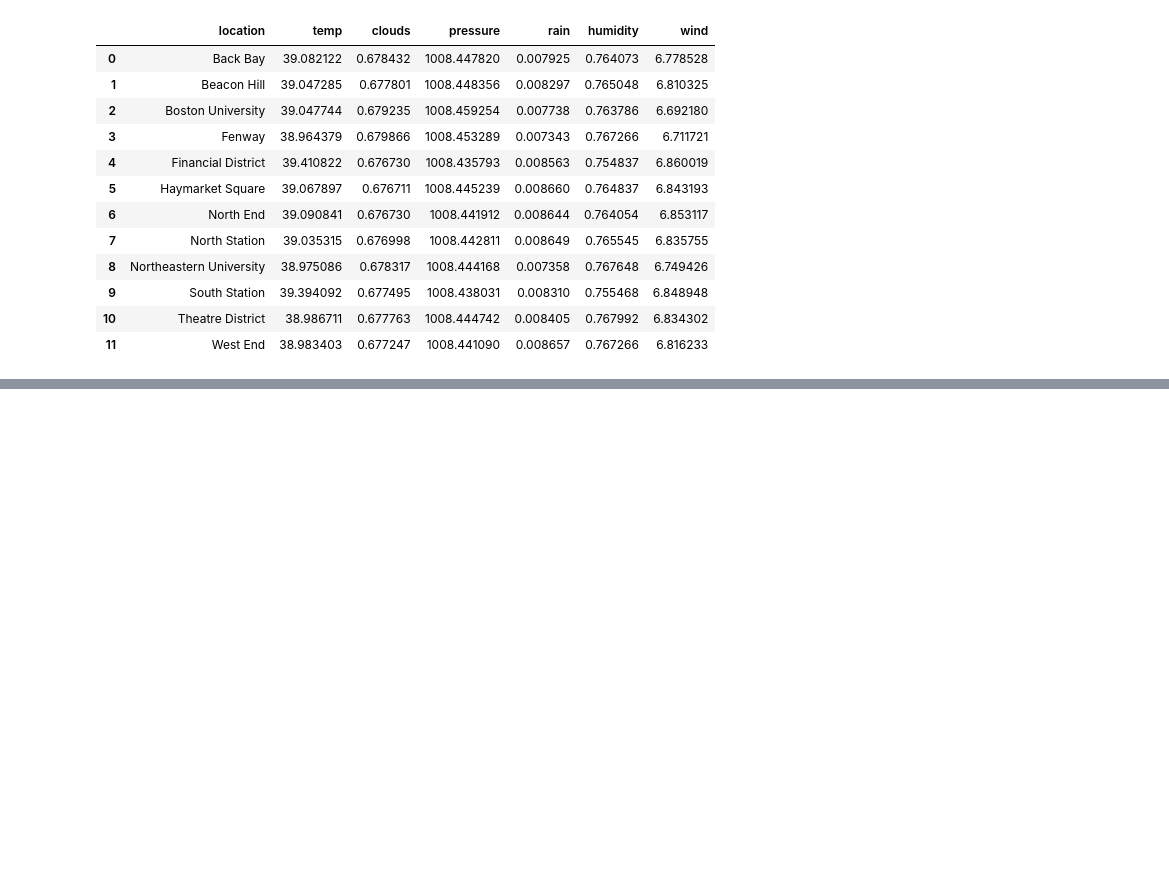
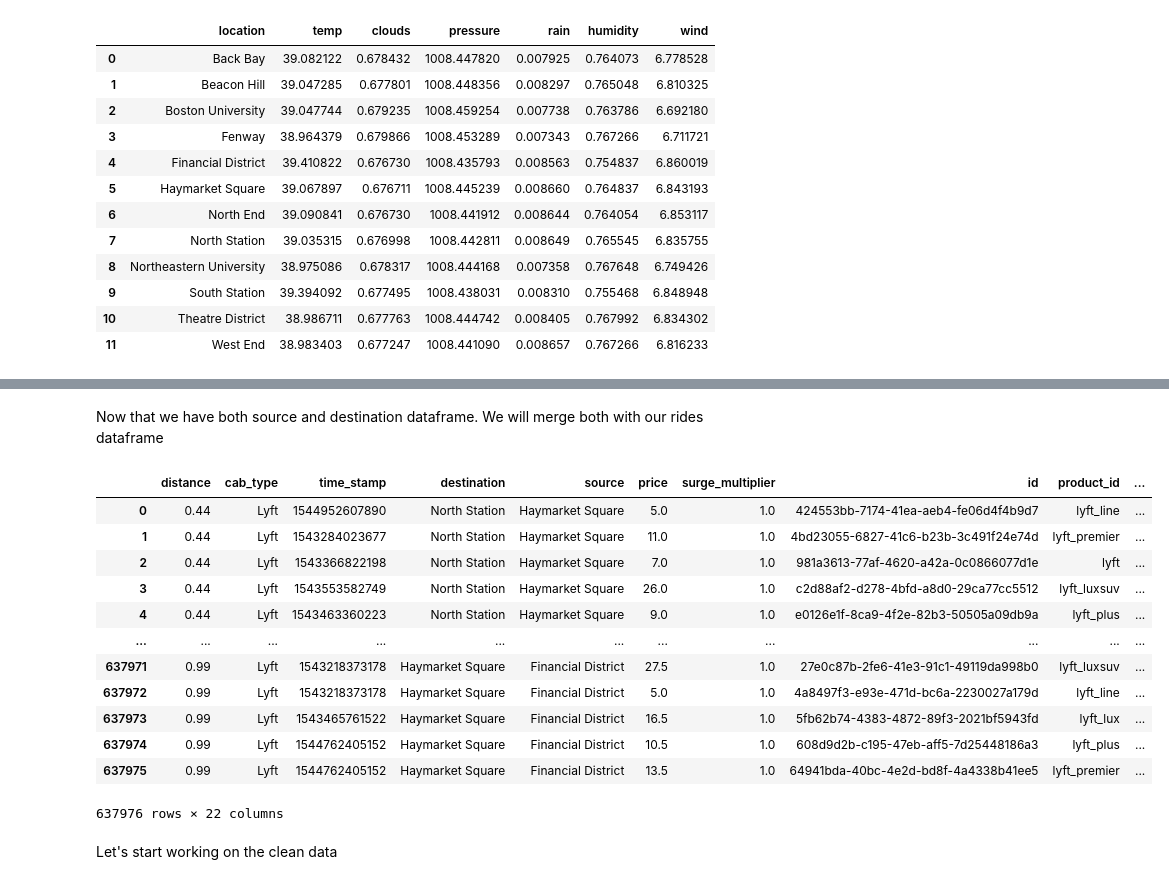
Before and after one commit to SampadaPandit/MachineLearning-UberCabPricePrediction, a Jupyter notebook: UberCabPricePrediction.ipynb, the cells around one changed output, grey strips where cells are left out. Drawn from its saved outputs; the diff is of its cells as text; code cells hidden in the pictures; blank space fills up the shorter version.

```diff
--- a/UberCabPricePrediction.ipynb
+++ b/UberCabPricePrediction.ipynb
@@ -217,0 +221,12 @@ average_weather_df
+# %%
+source_weather_df= average_weather_df.rename(
+    columns= {
+        'location':'source',
+        'temp':'source_temp',
+        'clouds':'source_clouds',
+        'pressure':'source_pressure',
+        'rain':'source_rain',
+        'humidity':'source_humidity',
+        'wind':'source_wind'
+         }
+)
@@ -217,0 +249,12 @@ average_weather_df
+# %%
+destination_weather_df= average_weather_df.rename(
+    columns= {
+        'location':'destination',
+        'temp':'destination_temp',
+        'clouds':'destination_clouds',
+        'pressure':'destination_pressure',
+        'rain':'destination_rain',
+        'humidity':'destination_humidity',
+        'wind':'destination_wind'
+         }
+)
@@ -217,0 +277,24 @@ average_weather_df
+# %% [markdown]
+Now that we have both source and destination dataframe. We will merge both with our rides dataframe
+# %%
+data = cab_rides_df\
+      .merge(source_weather_df,on='source')\
+      .merge(destination_weather_df,on='destination')
+# %%
+data
+# %% [output]
+|  | distance | cab_type | time_stamp | destination | source | price | surge_multiplier | id | product_id | ... |
+| 0 | 0.44 | Lyft | 1544952607890 | North Station | Haymarket Square | 5.0 | 1.0 | 424553bb-7174-41ea-aeb4-fe06d4f4b9d7 | lyft_line | ... |
+| 1 | 0.44 | Lyft | 1543284023677 | North Station | Haymarket Square | 11.0 | 1.0 | 4bd23055-6827-41c6-b23b-3c491f24e74d | lyft_premier | ... |
+| 2 | 0.44 | Lyft | 1543366822198 | North Station | Haymarket Square | 7.0 | 1.0 | 981a3613-77af-4620-a42a-0c0866077d1e | lyft | ... |
+| 3 | 0.44 | Lyft | 1543553582749 | North Station | Haymarket Square | 26.0 | 1.0 | c2d88af2-d278-4bfd-a8d0-29ca77cc5512 | lyft_luxsuv | ... |
+| 4 | 0.44 | Lyft | 1543463360223 | North Station | Haymarket Square | 9.0 | 1.0 | e0126e1f-8ca9-4f2e-82b3-50505a09db9a | lyft_plus | ... |
+| ... | ... | ... | ... | ... | ... | ... | ... | ... | ... | ... |
+| 637971 | 0.99 | Lyft | 1543218373178 | Haymarket Square | Financial District | 27.5 | 1.0 | 27e0c87b-2fe6-41e3-91c1-49119da998b0 | lyft_luxsuv | ... |
+| 637972 | 0.99 | Lyft | 1543218373178 | Haymarket Square | Financial District | 5.0 | 1.0 | 4a8497f3-e93e-471d-bc6a-2230027a179d | lyft_line | ... |
+| 637973 | 0.99 | Lyft | 1543465761522 | Haymarket Square | Financial District | 16.5 | 1.0 | 5fb62b74-4383-4872-89f3-2021bf5943fd | lyft_lux | ... |
+| 637974 | 0.99 | Lyft | 1544762405152 | Haymarket Square | Financial District | 10.5 | 1.0 | 608d9d2b-c195-47eb-aff5-7d25448186a3 | lyft_plus | ... |
+| 637975 | 0.99 | Lyft | 1544762405152 | Haymarket Square | Financial District | 13.5 | 1.0 | 64941bda-40bc-4e2d-bd8f-4a4338b41ee5 | lyft_premier | ... |
+637976 rows × 22 columns
+# %% [markdown]
+Let's start working on the clean data
```
Also changed, not shown: parts of 10 cells of this notebook.
